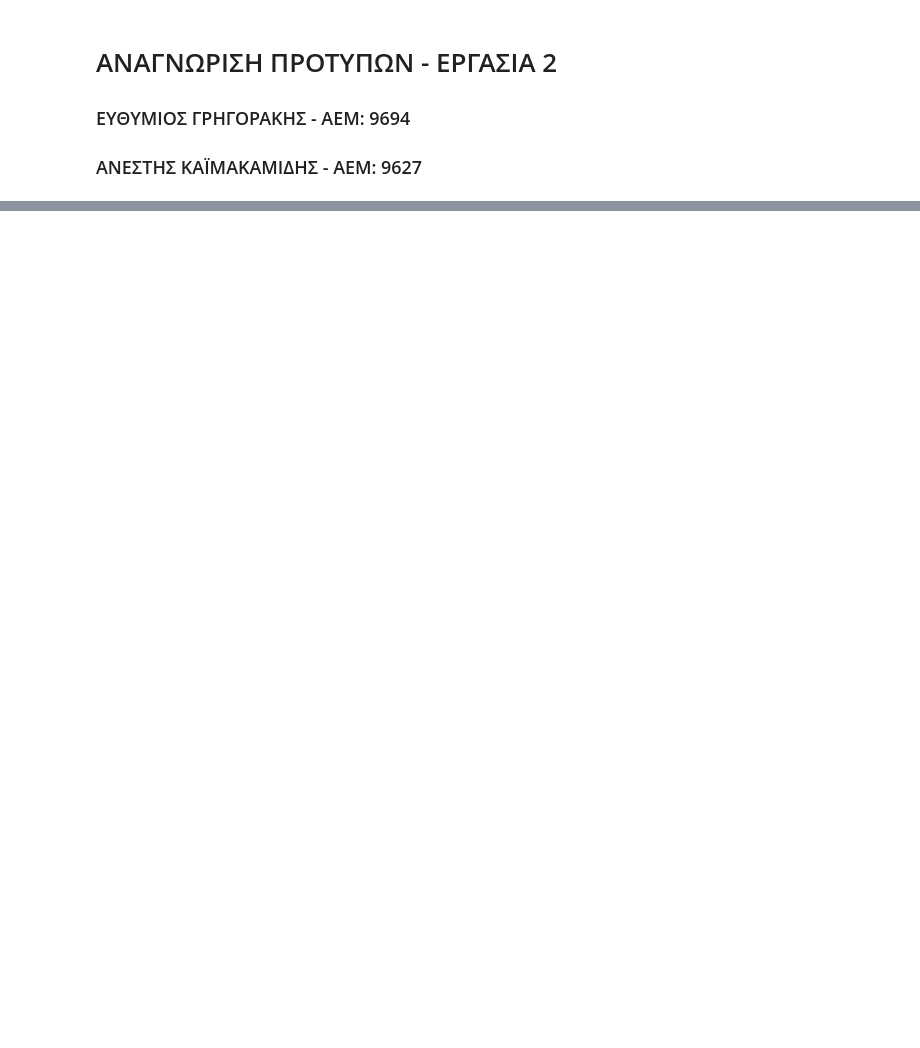
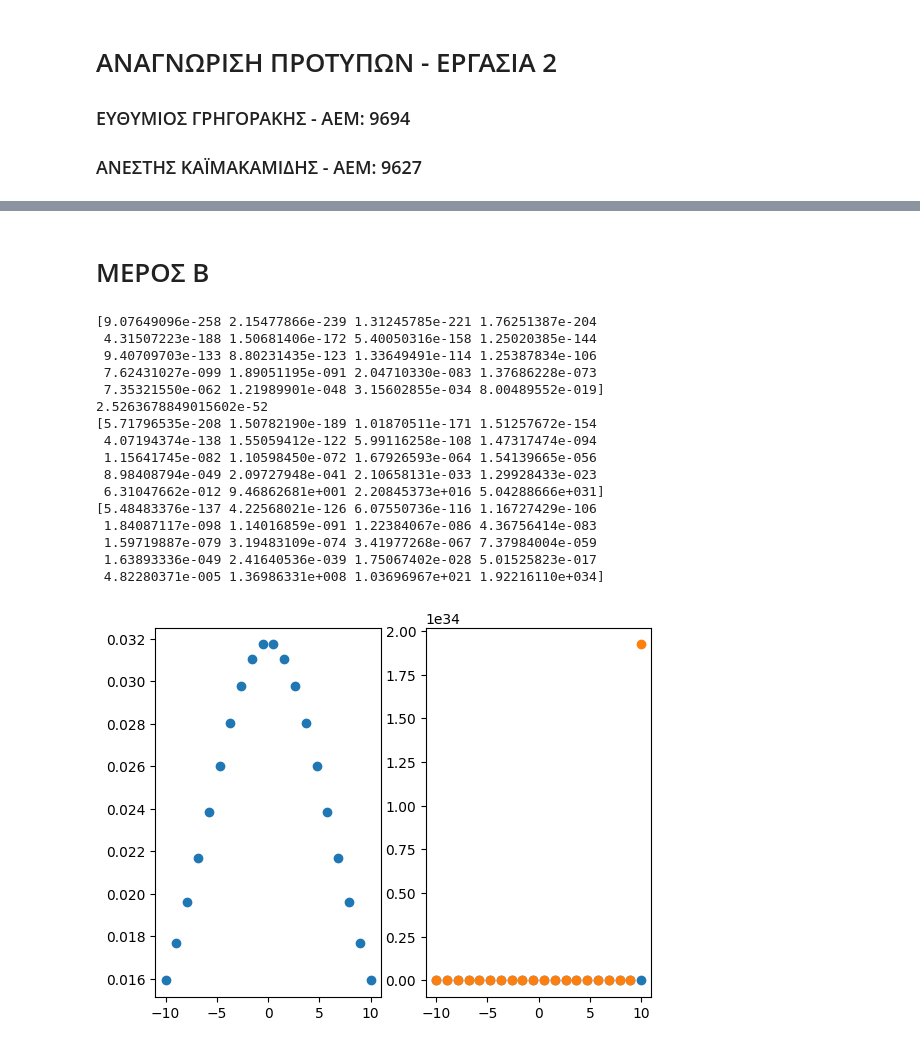
Before and after one commit to eegrigor/Pattern_Recognition_Assignment2, a Jupyter notebook: Grigorakis_9694_Kaimakamidis_9627_Assignment2.ipynb, the cells around one changed output, grey strips where cells are left out. Cells and saved outputs as stored; diff of their text form; code cells hidden in the pictures; blank space fills up the shorter version.

```diff
--- a/Grigorakis_9694_Kaimakamidis_9627_Assignment2.ipynb
+++ b/Grigorakis_9694_Kaimakamidis_9627_Assignment2.ipynb
@@ -77,0 +138,78 @@ print(theta2)
+# %% [markdown]
+# ΜΕΡΟΣ Β
+# %%
+def integral(data,linespace,ptheta):
+    pDth = np.zeros(linespace.size)
+    for i in range(linespace.size):
+        pDth[i]= 1
+        for j in range(data.size):
+            pDth = pDth * (1/np.pi) * (1/(1+pow(data[j] - linespace[i],2)))
+    pDth_pth = np.zeros(linespace.size)
+    for i in range(linespace.size):
+        pDth_pth[i] = pDth[i] * ptheta[i]
+
+    step = (linespace[-1] - linespace[0])/linespace.size
+    sum = 0
+
+    for i in range(linespace.size - 1):
+        sum = sum + ((pDth_pth[i] * pDth_pth[i + 1]))/step
+
+    # print(sum)
+    # print(pDth_pth)
+    # fig = plt.figure()
+    # plt.scatter(linespace,np.log(pDth_pth))
+    # plt.show()
+
+    return sum, pDth_pth
+
+points = 20
+theta_linespace = np.linspace(-10,10,num = points)
+# print(theta_linespace)
+
+ptheta = np.zeros(points)
+
+for i in range(points):
+    ptheta[i] = (1/(10*np.pi)) * (1/(1+pow(theta_linespace[i]/10,2)))
+
+
+integral1, pDth_pth1 = integral(D1,theta_linespace,ptheta)
+integral2, pDth_pth2= integral(D2,theta_linespace,ptheta)
+print(pDth_pth1)
+print(integral1)
+
+pth_D1 = np.zeros(points)
+pth_D2 = np.zeros(points)
+
+for i in range(points):
+    pth_D1[i] = (pDth_pth1[i] * ptheta[i])/integral1
+    pth_D2[i] = (pDth_pth2[i] * ptheta[i])/integral1
+
+fig = plt.figure()
+
+plt.subplot(1, 2, 1)
+plt.scatter(theta_linespace,ptheta)
+
+print(pth_D1)
+print(pth_D2)
+plt.subplot(1, 2, 2)
+plt.scatter(theta_linespace,pth_D1)
+plt.scatter(theta_linespace,pth_D2)
+plt.show()
+# %% [output]
+[9.07649096e-258 2.15477866e-239 1.31245785e-221 1.76251387e-204
+ 4.31507223e-188 1.50681406e-172 5.40050316e-158 1.25020385e-144
+ 9.40709703e-133 8.80231435e-123 1.33649491e-114 1.25387834e-106
+ 7.62431027e-099 1.89051195e-091 2.04710330e-083 1.37686228e-073
+ 7.35321550e-062 1.21989901e-048 3.15602855e-034 8.00489552e-019]
+2.5263678849015602e-52
+[5.71796535e-208 1.50782190e-189 1.01870511e-171 1.51257672e-154
+ 4.07194374e-138 1.55059412e-122 5.99116258e-108 1.47317474e-094
+ 1.15641745e-082 1.10598450e-072 1.67926593e-064 1.54139665e-056
+ 8.98408794e-049 2.09727948e-041 2.10658131e-033 1.29928433e-023
+ 6.31047662e-012 9.46862681e+001 2.20845373e+016 5.04288666e+031]
+[5.48483376e-137 4.22568021e-126 6.07550736e-116 1.16727429e-106
+ 1.84087117e-098 1.14016859e-091 1.22384067e-086 4.36756414e-083
+ 1.59719887e-079 3.19483109e-074 3.41977268e-067 7.37984004e-059
+ 1.63893336e-049 2.41640536e-039 1.75067402e-028 5.01525823e-017
+ 4.82280371e-005 1.36986331e+008 1.03696967e+021 1.92216110e+034]
+[figure, added]
```
Also changed, not shown: parts of 6 cells of this notebook.
